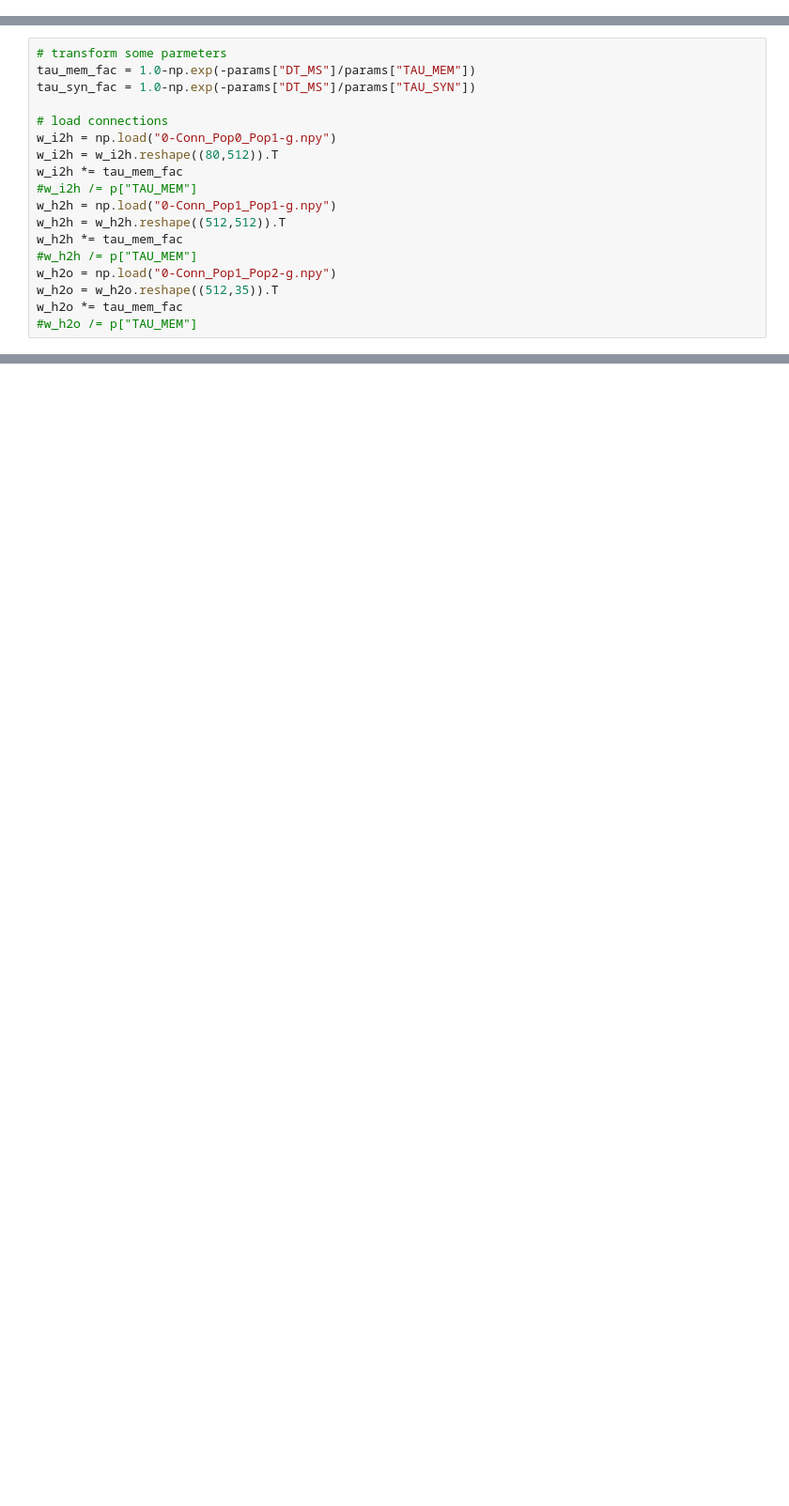
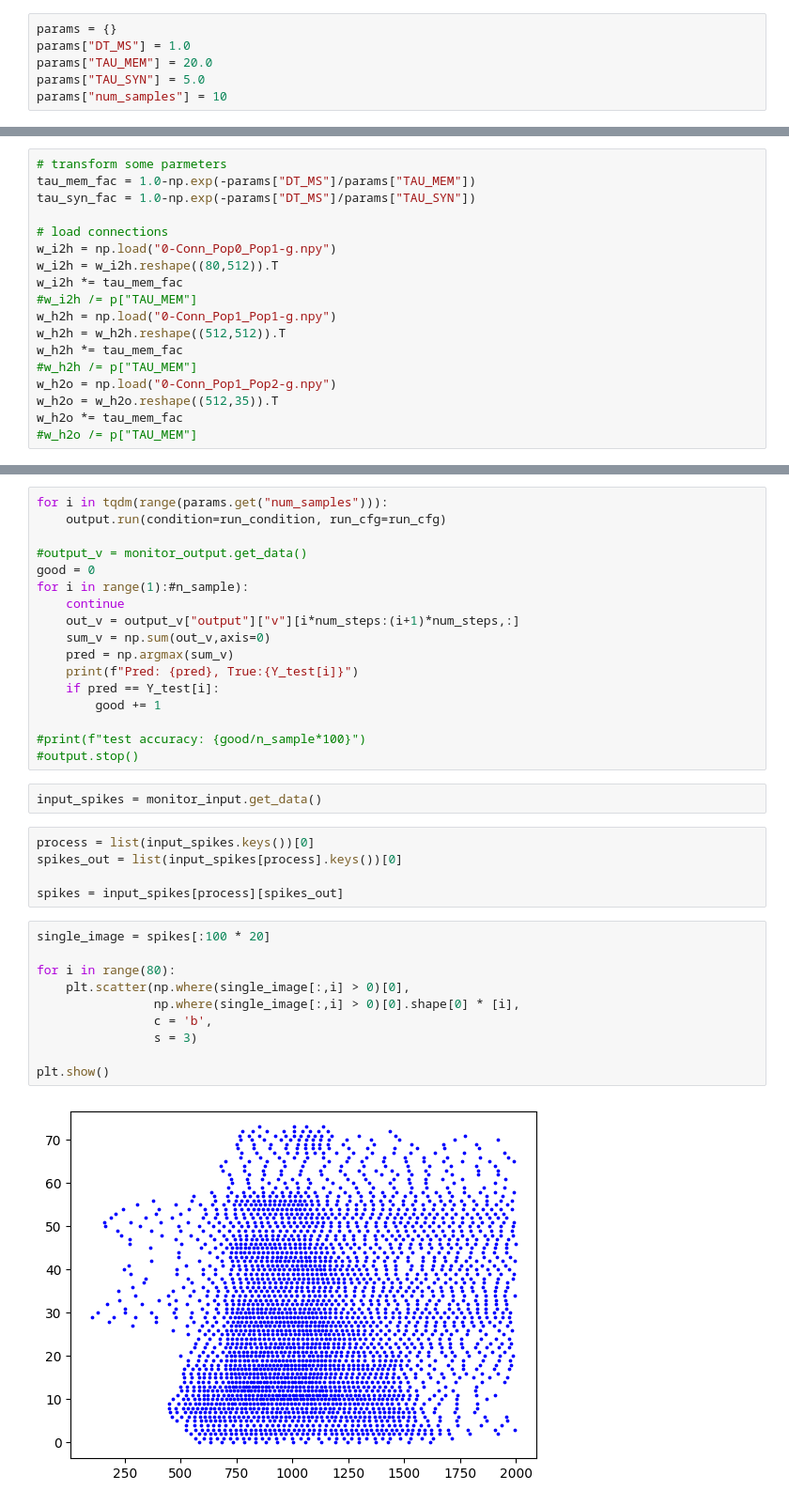
Before and after one commit to thomasshoesmith/Intel-Neuromorphic-Research-Project, a Jupyter notebook: loihi/lava_GSC_custom_injection.ipynb, the cells around one changed output, grey strips where cells are left out. Shown at 94% size. Cells and saved outputs as stored; diff of their text form; blank space fills up the shorter version.

Commit message:
added more memory for recording, and plotted input spikes, added scaling of input values

```diff
--- a/loihi/lava_GSC_custom_injection.ipynb
+++ b/loihi/lava_GSC_custom_injection.ipynb
@@ -31,5 +40,11 @@ from lava.magma.core.resources import CPU
 
 # Import decorators
 from lava.magma.core.decorator import implements, requires
+# %%
+params = {}
+params["DT_MS"] = 1.0
+params["TAU_MEM"] = 20.0
+params["TAU_SYN"] = 5.0
+params["num_samples"] = 10
 # %%
 # load gsc dataset
@@ -213,0 +198,36 @@ RuntimeError: 2 Exception(s) occurred. See output above for details.
+# %%
+for i in tqdm(range(params.get("num_samples"))):
+    output.run(condition=run_condition, run_cfg=run_cfg)
+
+#output_v = monitor_output.get_data()
+good = 0
+for i in range(1):#n_sample):
+    continue
+    out_v = output_v["output"]["v"][i*num_steps:(i+1)*num_steps,:]
+    sum_v = np.sum(out_v,axis=0)
+    pred = np.argmax(sum_v)
+    print(f"Pred: {pred}, True:{Y_test[i]}")
+    if pred == Y_test[i]:
+        good += 1
+
+#print(f"test accuracy: {good/n_sample*100}")
+#output.stop()
+# %%
+input_spikes = monitor_input.get_data()
+# %%
+process = list(input_spikes.keys())[0]
+spikes_out = list(input_spikes[process].keys())[0]
+
+spikes = input_spikes[process][spikes_out]
+# %%
+single_image = spikes[:100 * 20]
+
+for i in range(80):
+    plt.scatter(np.where(single_image[:,i] > 0)[0],
+                np.where(single_image[:,i] > 0)[0].shape[0] * [i],
+                c = 'b',
+                s = 3)
+
+plt.show()
+# %% [output]
+[figure, added]
```
Also changed, not shown: parts of 10 cells of this notebook, 1 other file.
